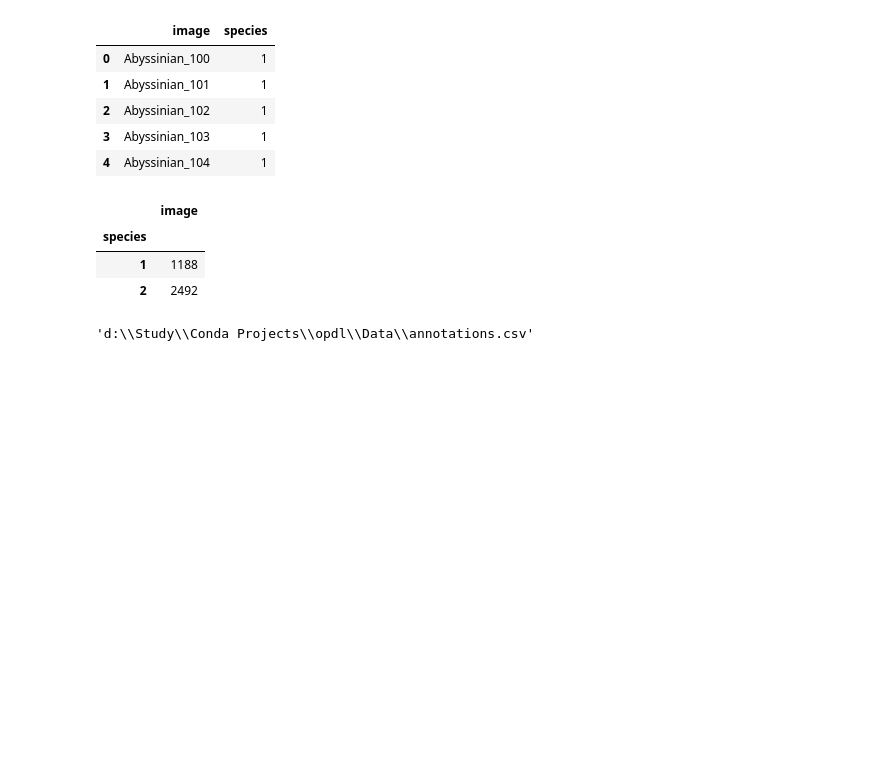
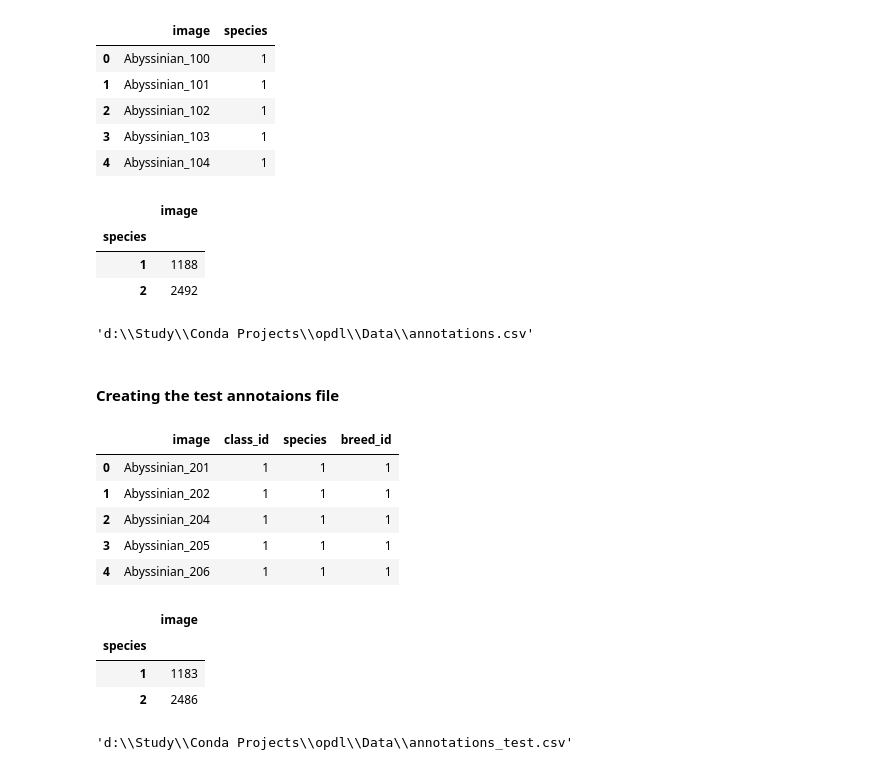
Before and after one commit to AnishHota/weakly-supervised-segmentation, a Jupyter notebook: src/preprocess_data.ipynb, the cells around one changed output. Drawn from its saved outputs; the diff is of its cells as text; code cells hidden in the pictures; blank space fills up the shorter version.

```diff
--- a/src/preprocess_data.ipynb
+++ b/src/preprocess_data.ipynb
@@ -92,3 +94,19 @@ path_annotations_csv
 'd:\\Study\\Conda Projects\\opdl\\Data\\annotations.csv'
 # %%
 df_annotations.to_csv(path_annotations_csv,index=False)
+# %% [markdown]
+#### Creating the test annotaions file
+# %%
+annotations_test = os.path.join(data_path,"annotations\\annotations\\test.txt")
+# %%
+column_headers = ["image","class_id","species","breed_id"]
+df_annotations_test = pd.read_csv(annotations_test, names=column_headers,sep='\s+')
+# %%
+df_annotations_test.head()
+# %% [output]
+|  | image | class_id | species | breed_id |
+| 0 | Abyssinian_201 | 1 | 1 | 1 |
+| 1 | Abyssinian_202 | 1 | 1 | 1 |
+| 2 | Abyssinian_204 | 1 | 1 | 1 |
+| 3 | Abyssinian_205 | 1 | 1 | 1 |
+| 4 | Abyssinian_206 | 1 | 1 | 1 |
@@ -94,0 +115,12 @@ df_annotations.to_csv(path_annotations_csv,index=False)
+# %%
+df_annotations_test.groupby('species').count()
+# %% [output]
+|  | image |
+| species |  |
+| 1 | 1183 |
+| 2 | 2486 |
+# %%
+path_annotations_test_csv = os.path.join(data_path,'annotations_test.csv')
+path_annotations_test_csv
+# %% [output]
+'d:\\Study\\Conda Projects\\opdl\\Data\\annotations_test.csv'
```
Also changed, not shown: parts of 3 cells of this notebook, 10 other files.
